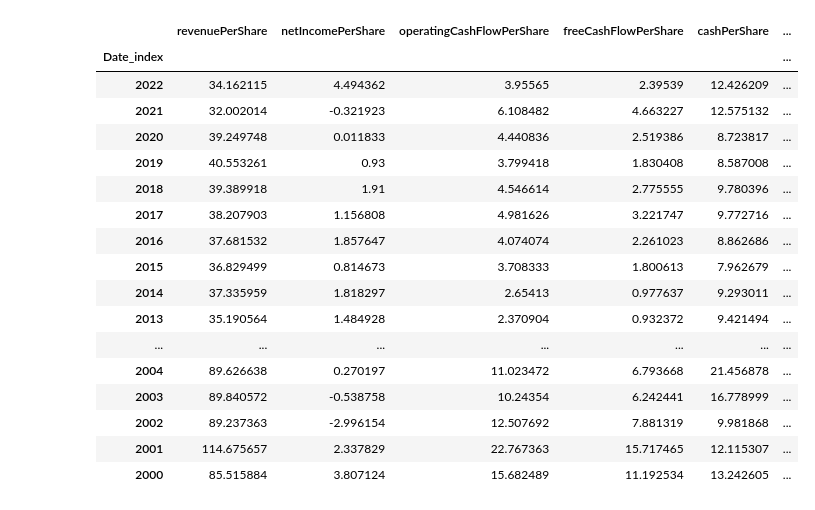
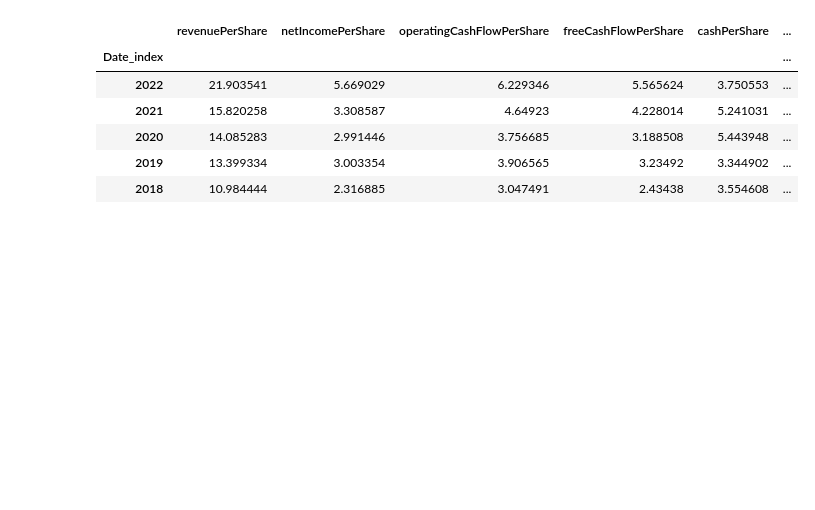
Before and after one commit to ChapnesAl/Tinkoff_Investment, a Jupyter notebook: lessons_and_tests/ml_tests/concat_tables_for_ml.ipynb, the cells around one changed output. Cells and saved outputs as stored; diff of their text form; code cells hidden in the pictures; blank space fills up the shorter version.

Commit message:
- create concat table module

```diff
--- a/lessons_and_tests/ml_tests/concat_tables_for_ml.ipynb
+++ b/lessons_and_tests/ml_tests/concat_tables_for_ml.ipynb
@@ -21,8 +21,8 @@ api_key = 'c81352430e2fe3c941faf0814227562b' #jobs.chaps@gmail.com
 # %%
 ''' Колонки '''
 # ticker = 'ATEX'
-ticker = 'F'
-
+# ticker = 'F'
+tickers_list = ['F','AAPL', 'V']
 
 
 ''' для фильтрации'''
@@ -35,7 +35,7 @@ stime=f'{str(int(filt_start_date)-1)}-01-01'
 ftime='2023-02-01'
 period = '1mo'  # '1d' '1wk'
 # %%
-def get_tick_table(tick, stime, ftime, period):
+def get_tick_table(tick, stime, period):
     try:
         def get_data_from_ticker(tick, stime, ftime, interval=period):
             ticker = yf.Ticker(tick)
@@ -46,7 +46,7 @@ def get_tick_table(tick, stime, ftime, period):
             z = x.drop(columns=["Open", "High", "Low", "Volume", "Dividends", "Stock Splits"])
             return z
 
-        df = get_data_from_ticker(ticker, stime, None, period)
+        df = get_data_from_ticker(tick, stime, None, period)
         df_market = get_data_from_ticker('^GSPC', stime, None, period)
 
 
@@ -74,7 +74,7 @@ def get_tick_table(tick, stime, ftime, period):
             return df
 
 
-        key_metrics = fa.key_metrics(ticker, api_key, period='annual')
+        key_metrics = fa.key_metrics(tick, api_key, period='annual')
         df_key_metr = key_metrics.T
         df_key_metr = change_index_plus_one(df_key_metr)
 
@@ -99,7 +99,7 @@ def get_tick_table(tick, stime, ftime, period):
         stock_year_market_prices = get_price_from_df(df_market, index_years)
 
 
-        df_key_metr[ticker] = list(stock_year_prices)
+        df_key_metr['stock'] = list(stock_year_prices)
         df_key_metr['SNP'] = list(stock_year_market_prices)
         df_key_metr.drop('period', axis=1, inplace=True)
 
@@ -135,7 +135,7 @@ def get_tick_table(tick, stime, ftime, period):
         df_with_changes_key = change_percent_all_columns(df_key_metr)
 
 
-        df_with_changes_key['ticker_name'] = ticker
+        df_with_changes_key['ticker_name'] = tick
 
     except:
         df_with_changes_key = 0
@@ -143,23 +143,17 @@ def get_tick_table(tick, stime, ftime, period):
     return df_with_changes_key
 
 
-get_tick_table(ticker, stime, ftime, period)
+# get_tick_table(ticker, stime, period)
+# get_tick_table(tickers_list[1], stime, period)
-# %% [output]
-|  | revenuePerShare | netIncomePerShare | operatingCashFlowPerShare | freeCashFlowPerShare | cashPerShare | ... |
-| Date_index |  |  |  |  |  | ... |
-| 2022 | 34.162115 | 4.494362 | 3.95565 | 2.39539 | 12.426209 | ... |
-| 2021 | 32.002014 | -0.321923 | 6.108482 | 4.663227 | 12.575132 | ... |
-| 2020 | 39.249748 | 0.011833 | 4.440836 | 2.519386 | 8.723817 | ... |
-| 2019 | 40.553261 | 0.93 | 3.799418 | 1.830408 | 8.587008 | ... |
-| 2018 | 39.389918 | 1.91 | 4.546614 | 2.775555 | 9.780396 | ... |
-| 2017 | 38.207903 | 1.156808 | 4.981626 | 3.221747 | 9.772716 | ... |
-| 2016 | 37.681532 | 1.857647 | 4.074074 | 2.261023 | 8.862686 | ... |
-| 2015 | 36.829499 | 0.814673 | 3.708333 | 1.800613 | 7.962679 | ... |
-| 2014 | 37.335959 | 1.818297 | 2.65413 | 0.977637 | 9.293011 | ... |
-| 2013 | 35.190564 | 1.484928 | 2.370904 | 0.932372 | 9.421494 | ... |
-| ... | ... | ... | ... | ... | ... | ... |
-| 2004 | 89.626638 | 0.270197 | 11.023472 | 6.793668 | 21.456878 | ... |
-| 2003 | 89.840572 | -0.538758 | 10.24354 | 6.242441 | 16.778999 | ... |
-| 2002 | 89.237363 | -2.996154 | 12.507692 | 7.881319 | 9.981868 | ... |
-| 2001 | 114.675657 | 2.337829 | 22.767363 | 15.717465 | 12.115307 | ... |
-| 2000 | 85.515884 | 3.807124 | 15.682489 | 11.192534 | 13.242605 | ... |
+# %%
+df1 = get_tick_table(tickers_list[0], stime, period)
+df2 = get_tick_table(tickers_list[1], stime, period)
+df2.head()
+# %% [output]
+|  | revenuePerShare | netIncomePerShare | operatingCashFlowPerShare | freeCashFlowPerShare | cashPerShare | ... |
+| Date_index |  |  |  |  |  | ... |
+| 2022 | 21.903541 | 5.669029 | 6.229346 | 5.565624 | 3.750553 | ... |
+| 2021 | 15.820258 | 3.308587 | 4.64923 | 4.228014 | 5.241031 | ... |
+| 2020 | 14.085283 | 2.991446 | 3.756685 | 3.188508 | 5.443948 | ... |
+| 2019 | 13.399334 | 3.003354 | 3.906565 | 3.23492 | 3.344902 | ... |
+| 2018 | 10.984444 | 2.316885 | 3.047491 | 2.43438 | 3.554608 | ... |
```
Also changed, not shown: parts of 3 cells of this notebook, 1 other file.
